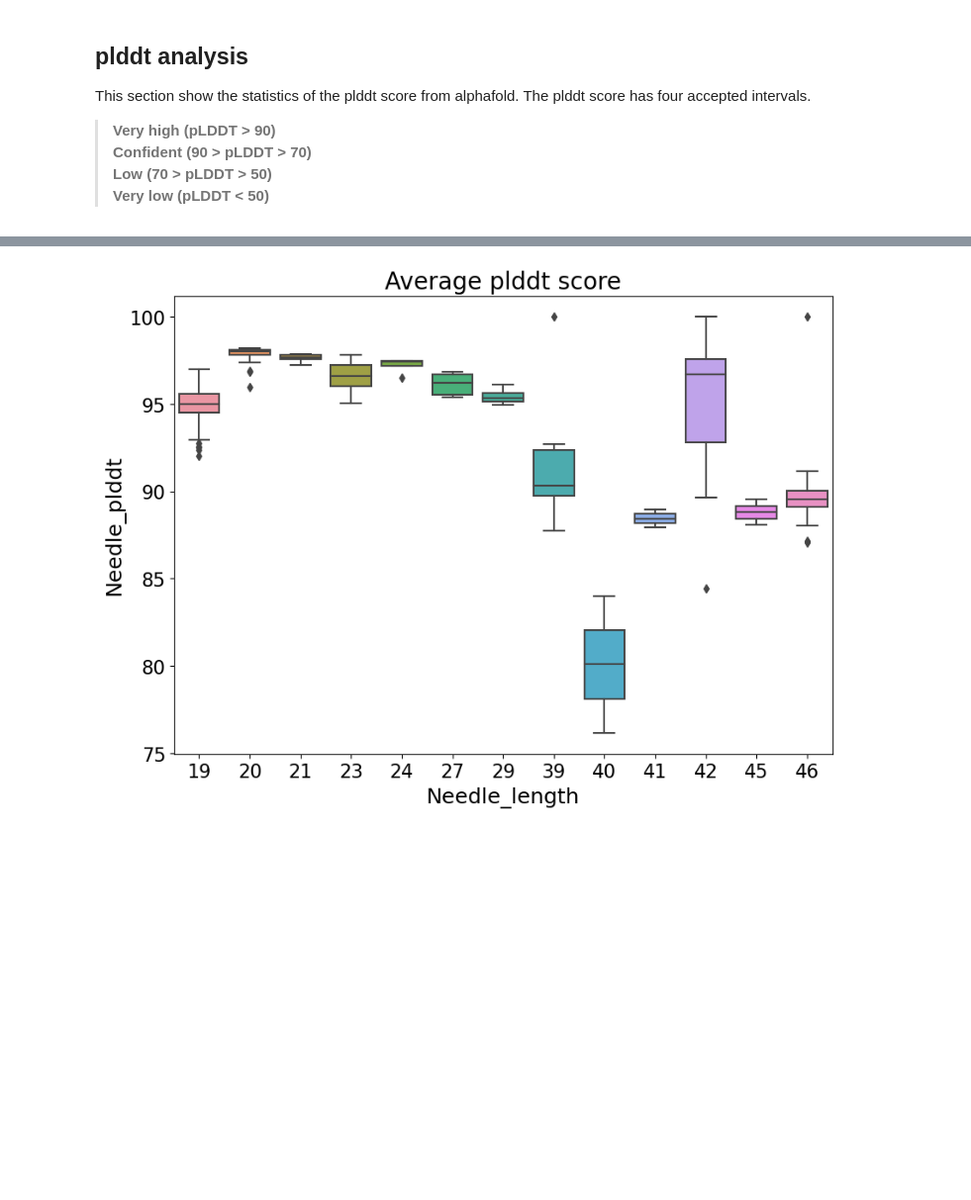
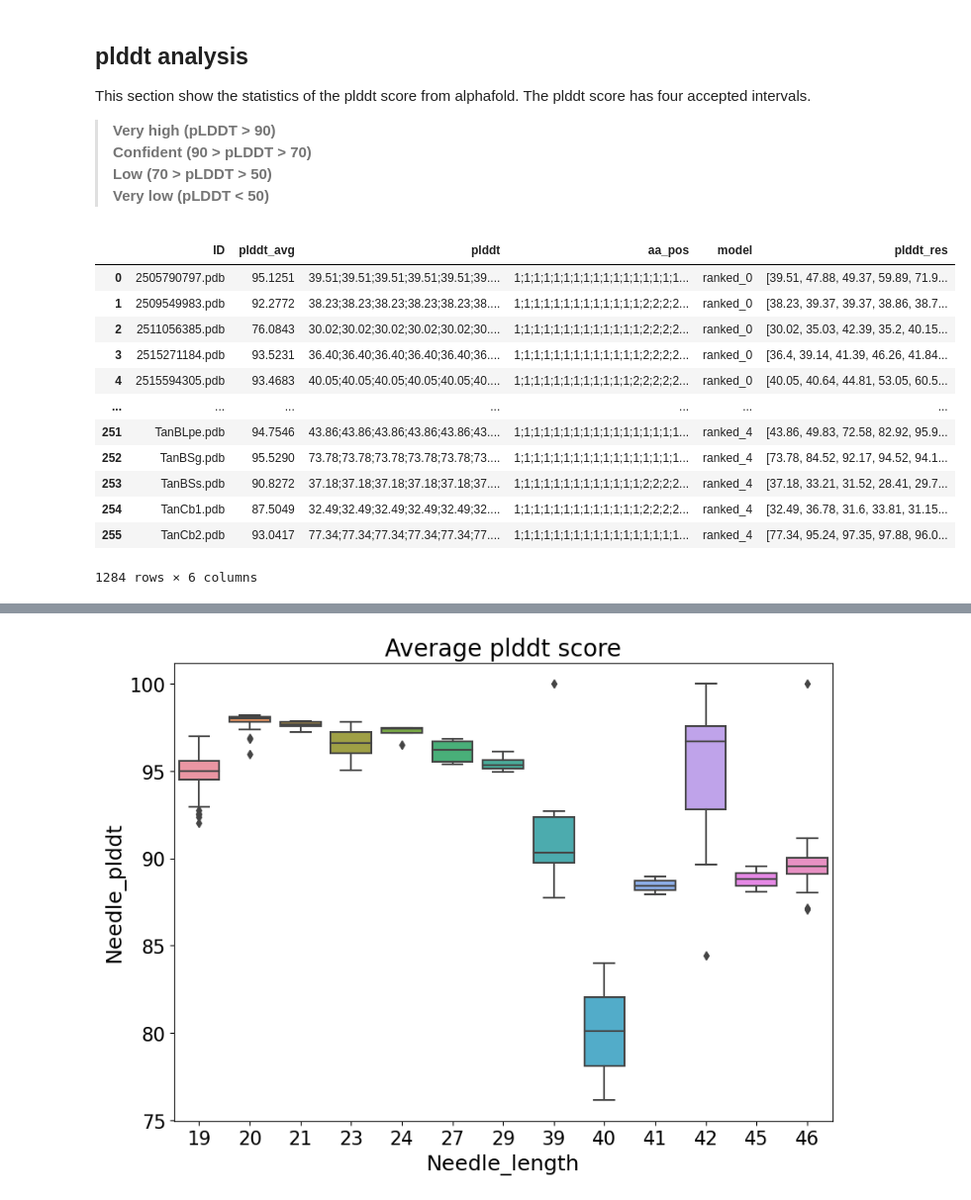
Before and after one commit to Umbriona/CbTan, a Jupyter notebook: Alphafold_model.ipynb, the cells around one changed output, grey strips where cells are left out. Shown: that part at 99% size. Cells and saved outputs as stored; diff of their text form; code cells hidden in the pictures; blank space fills up the shorter version.

```diff
--- a/Alphafold_model.ipynb
+++ b/Alphafold_model.ipynb
@@ -41,6 +41,22 @@ for idx, file in enumerate(files_plddt):
 df=pd.concat(dfs)
 
 df["plddt_res"] = df.apply(lambda x: atom2res(x.plddt, x.aa_pos), axis=1)
+# %%
+df
+# %% [output]
+|  | ID | plddt_avg | plddt | aa_pos | model | plddt_res |
+| 0 | 2505790797.pdb | 95.1251 | 39.51;39.51;39.51;39.51;39.51;39.... | 1;1;1;1;1;1;1;1;1;1;1;1;1;1;1;1;1... | ranked_0 | [39.51, 47.88, 49.37, 59.89, 71.9... |
+| 1 | 2509549983.pdb | 92.2772 | 38.23;38.23;38.23;38.23;38.23;38.... | 1;1;1;1;1;1;1;1;1;1;1;1;1;2;2;2;2... | ranked_0 | [38.23, 39.37, 39.37, 38.86, 38.7... |
+| 2 | 2511056385.pdb | 76.0843 | 30.02;30.02;30.02;30.02;30.02;30.... | 1;1;1;1;1;1;1;1;1;1;1;1;1;2;2;2;2... | ranked_0 | [30.02, 35.03, 42.39, 35.2, 40.15... |
+| 3 | 2515271184.pdb | 93.5231 | 36.40;36.40;36.40;36.40;36.40;36.... | 1;1;1;1;1;1;1;1;1;1;1;1;1;2;2;2;2... | ranked_0 | [36.4, 39.14, 41.39, 46.26, 41.84... |
+| 4 | 2515594305.pdb | 93.4683 | 40.05;40.05;40.05;40.05;40.05;40.... | 1;1;1;1;1;1;1;1;1;1;1;1;2;2;2;2;2... | ranked_0 | [40.05, 40.64, 44.81, 53.05, 60.5... |
+| ... | ... | ... | ... | ... | ... | ... |
+| 251 | TanBLpe.pdb | 94.7546 | 43.86;43.86;43.86;43.86;43.86;43.... | 1;1;1;1;1;1;1;1;1;1;1;1;1;1;1;1;1... | ranked_4 | [43.86, 49.83, 72.58, 82.92, 95.9... |
+| 252 | TanBSg.pdb | 95.5290 | 73.78;73.78;73.78;73.78;73.78;73.... | 1;1;1;1;1;1;1;1;1;1;1;1;1;1;1;1;1... | ranked_4 | [73.78, 84.52, 92.17, 94.52, 94.1... |
+| 253 | TanBSs.pdb | 90.8272 | 37.18;37.18;37.18;37.18;37.18;37.... | 1;1;1;1;1;1;1;1;1;1;1;1;1;2;2;2;2... | ranked_4 | [37.18, 33.21, 31.52, 28.41, 29.7... |
+| 254 | TanCb1.pdb | 87.5049 | 32.49;32.49;32.49;32.49;32.49;32.... | 1;1;1;1;1;1;1;1;1;1;1;1;1;2;2;2;2... | ranked_4 | [32.49, 36.78, 31.6, 33.81, 31.15... |
+| 255 | TanCb2.pdb | 93.0417 | 77.34;77.34;77.34;77.34;77.34;77.... | 1;1;1;1;1;1;1;1;1;1;1;1;1;1;1;1;1... | ranked_4 | [77.34, 95.24, 97.35, 97.88, 96.0... |
+1284 rows × 6 columns
 # %%
 plt.figure(figsize=[10,7])
 sns.boxplot(data=df, x="model", y="plddt_avg")
```
Also changed, not shown: parts of 3 cells of this notebook, 51 other files.
